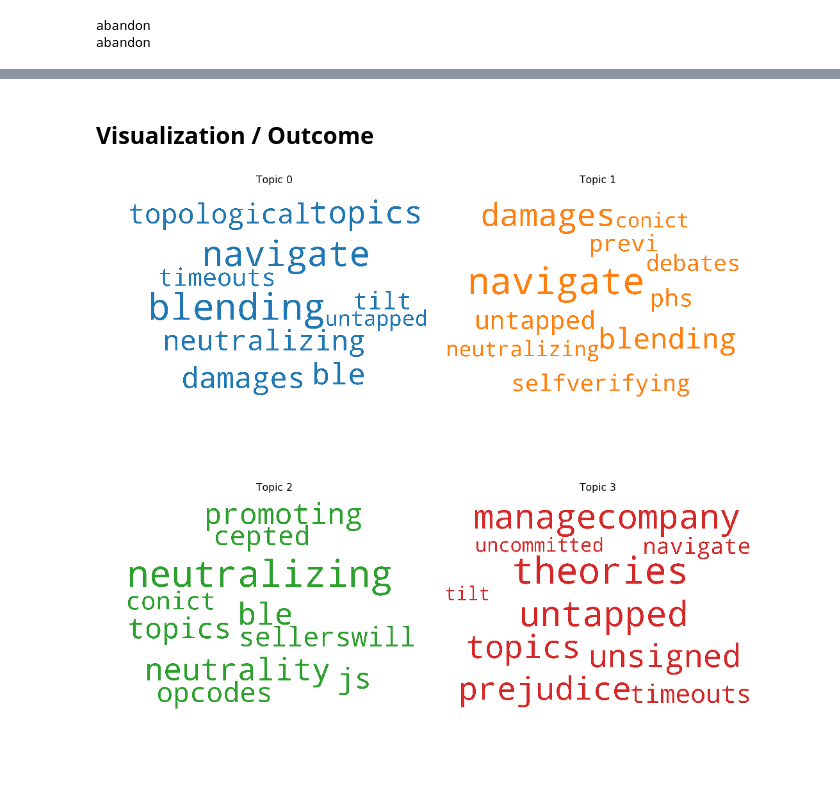
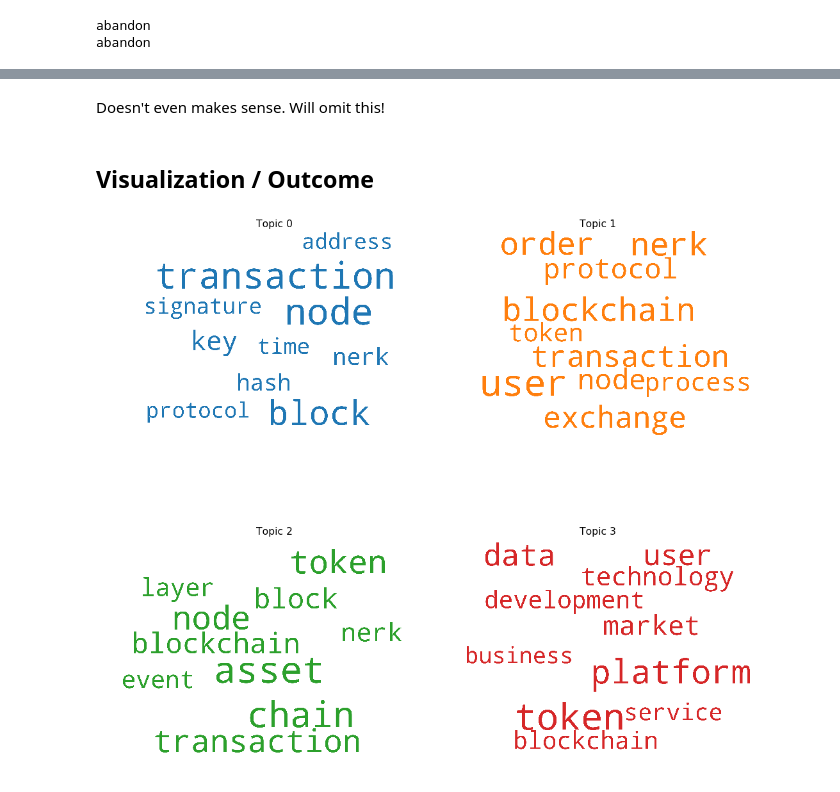
Before and after one commit to luisdiegocm/HWR_DataScience_Project, a Jupyter notebook: notebooks/4- Topic Modeling.ipynb, the cells around one changed output, grey strips where cells are left out. Drawn from its saved outputs; the diff is of its cells as text; code cells hidden in the pictures; blank space fills up the shorter version.

Commit message:
Structuring/Cleaning notebook

```diff
--- a/notebooks/4- Topic Modeling.ipynb
+++ b/notebooks/4- Topic Modeling.ipynb
@@ -63,7 +63,8 @@ dataset.keys()
 # %% [output]
 dict_keys(['#metahash', '0x', 'abbccoin', 'aion', 'apollocurrency', 'ardor', 'ark', 'basicattentiontoken', 'bhpcoin', 'binancecoin', 'bitcoin', 'bitcoingold', 'bitshares', 'bittorrent', 'bytecoin', 'b ...
 # %%
-corpora = corpus.makeCleanCorpus(dataset, lemmatize=False, removePunct=True, removeNums=True, makeSentences=True, removeURL=True, removeChar= True, stops=['\u200b'] )
+#corpora segregated in terms of sentences
+corpora = corpus.makeCleanCorpus(dataset, lemmatize=True, removePunct=True, removeNums=True, makeSentences=True, removeURL=True, removeChar= True, stops=['\u200b'] )
 # %% [output]
 [nltk_data] Downloading package punkt to
 [nltk_data]     C:\Users\sj\AppData\Roaming\nltk_data...
@@ -224,0 +251,10 @@ data_dtm_tfidf.to_pickle('dtm_tfidf.pkl')
+# %%
+#display topics from lda(scikit-learn)
+
+topic_words = {}
+
+for topic, comp in enumerate(lda.components_):)
+    word_idx = np.argsort(comp)[::-1][:no_topics]
+
+    # store the words most relevant to the topic
+    topic_words[topic] = [vocab[i] for i in word_idx]
@@ -267,16 +314,15 @@ abandon
 abandon
 # %%
 #lda with countvectorizer
-lda = gensim.models.ldamodel.LdaModel(corpus=corpus,
+lda_gensim = gensim.models.ldamodel.LdaModel(corpus=corpus,
                                            id2word=id2word,
-                                           num_topics=10,
-                                           random_state=42,
+                                           num_topics=5,
+                                           random_state=21,
                                            update_every=1,
-                                           chunksize=2000,
-                                           passes=10,
+                                           chunksize=100,
+                                           passes=20,
                                            alpha='symmetric',
                                            iterations=100,
                                            per_word_topics=True)
-lda.print_topics()
 # %% [output]
 [(0,
@@ -328,3 +398,5 @@ lda_tfidf.print_topics()
+# %% [markdown]
+Doesn't even makes sense. Will omit this!
 # %% [markdown]
 ## Visualization / Outcome
 # %%
@@ -335,34 +407,34 @@ import matplotlib.colors as mcolors
 
 cols = [color for name, color in mcolors.TABLEAU_COLORS.items()]  # more colors: 'mcolors.XKCD_COLORS'
 
 cloud = WordCloud(stopwords=stop_words,
                   background_color='white',
                   width=2500,
                   height=1800,
                   max_words=10,
                   colormap='tab10',
                   color_func=lambda *args, **kwargs: cols[i],
                   prefer_horizontal=1.0)
 
-topics = lda_tfidf.show_topics(formatted=False)
+topics = lda_gensim.show_topics(formatted=False)
 
 fig, axes = plt.subplots(2, 2, figsize=(15,15), sharex=True, sharey=True, dpi = 70)
 
 for i, ax in enumerate(axes.flatten()):
     fig.add_subplot(ax)
     topic_words = dict(topics[i][1])
     cloud.generate_from_frequencies(topic_words, max_font_size=300)
     plt.gca().imshow(cloud)
     plt.gca().set_title('Topic ' + str(i), fontdict=dict(size=16))
     plt.gca().axis('off')
 
 
 plt.subplots_adjust(wspace=0, hspace=0)
 plt.axis('off')
 plt.margins(x=0, y=0)
 plt.tight_layout()
 plt.show()
 # %% [output]
-[figure, old version]
+[figure, new version]
 # %%
 from collections import Counter
```
Also changed, not shown: parts of 37 cells of this notebook, 4 other files.
